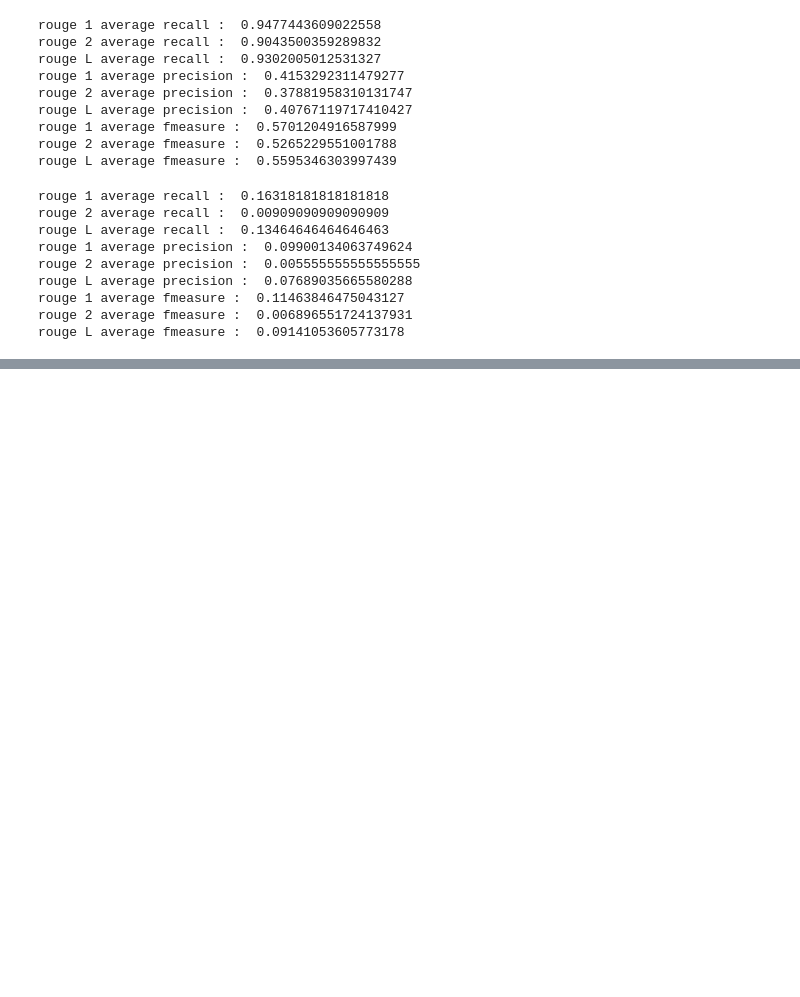
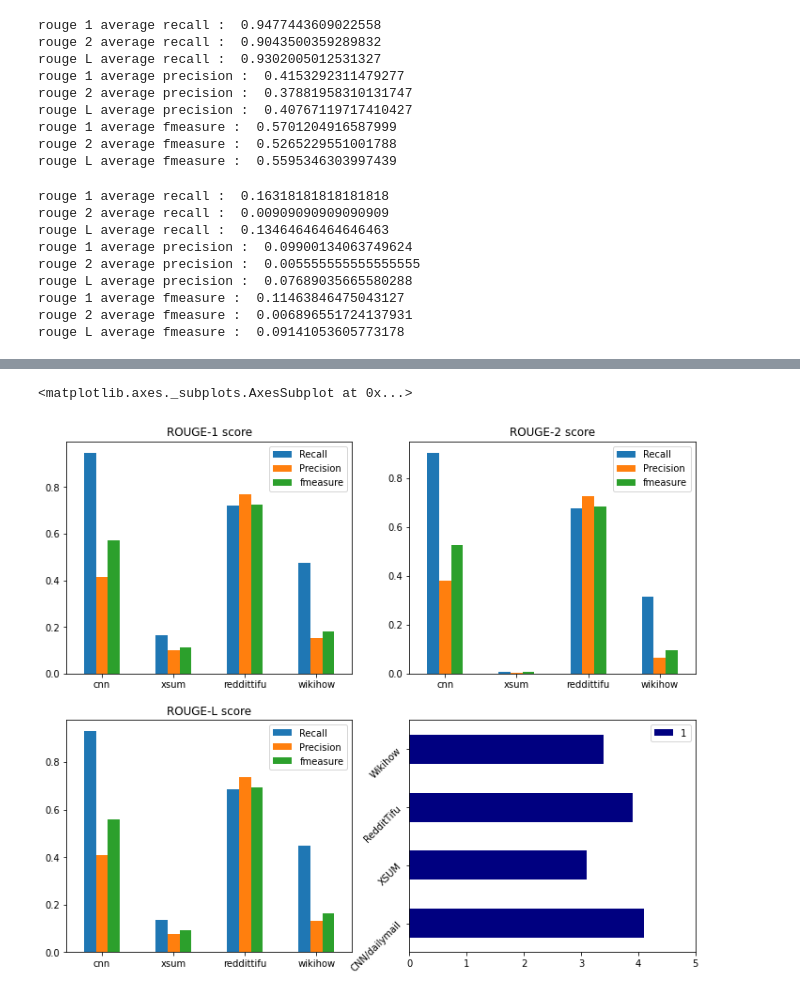
Before and after one commit to patelarth/pegasus-onnews-ads, a Jupyter notebook: Result_overall.ipynb, the cells around one changed output, grey strips where cells are left out. Saved outputs shown, nothing was run; the diff lists cells and outputs as text; code cells hidden in the pictures; blank space fills up the shorter version.

```diff
--- a/Result_overall.ipynb
+++ b/Result_overall.ipynb
@@ -188,0 +184,11 @@ df_rL.plot.bar(rot=0,figsize=(6,5),title = 'ROUGE-L score')
+# %%
+import matplotlib.pyplot as plt
+%matplotlib inline
+fig, ax = plt.subplots(ncols=2,nrows=2)
+df_r1.T.plot.bar(rot=0,figsize=(12,10),title = 'ROUGE-1 score',ax =ax[0,0])
+df_r2.T.plot.bar(rot=0,title = 'ROUGE-2 score',ax =ax[0,1])
+df_rL.T.plot.bar(rot=0,title = 'ROUGE-L score',ax =ax[1,0])
+evaluation_by_human.T.plot(kind='barh',xlim=(0,5),cmap = cm.get_cmap('jet'),ax=ax[1,1],rot=45)
+# %% [output]
+<matplotlib.axes._subplots.AxesSubplot at 0x...>
+[figure, added]
```
Also changed, not shown: parts of 9 cells of this notebook.
